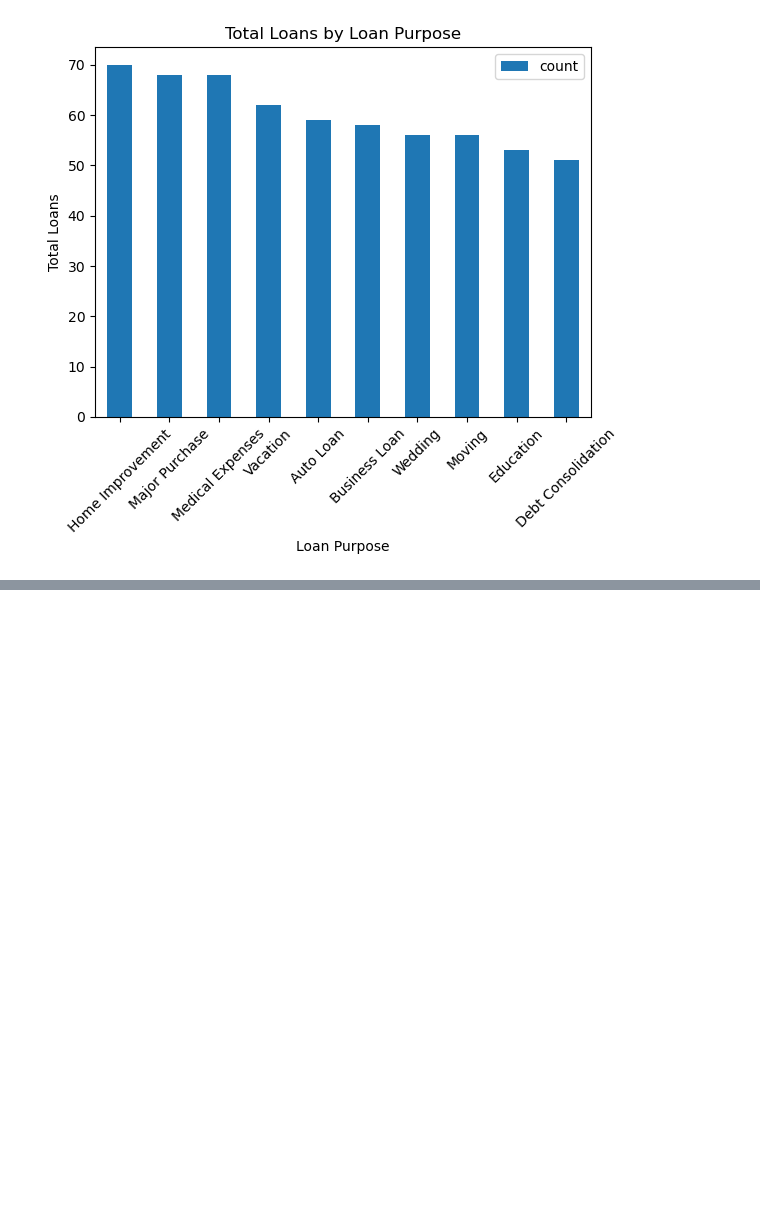
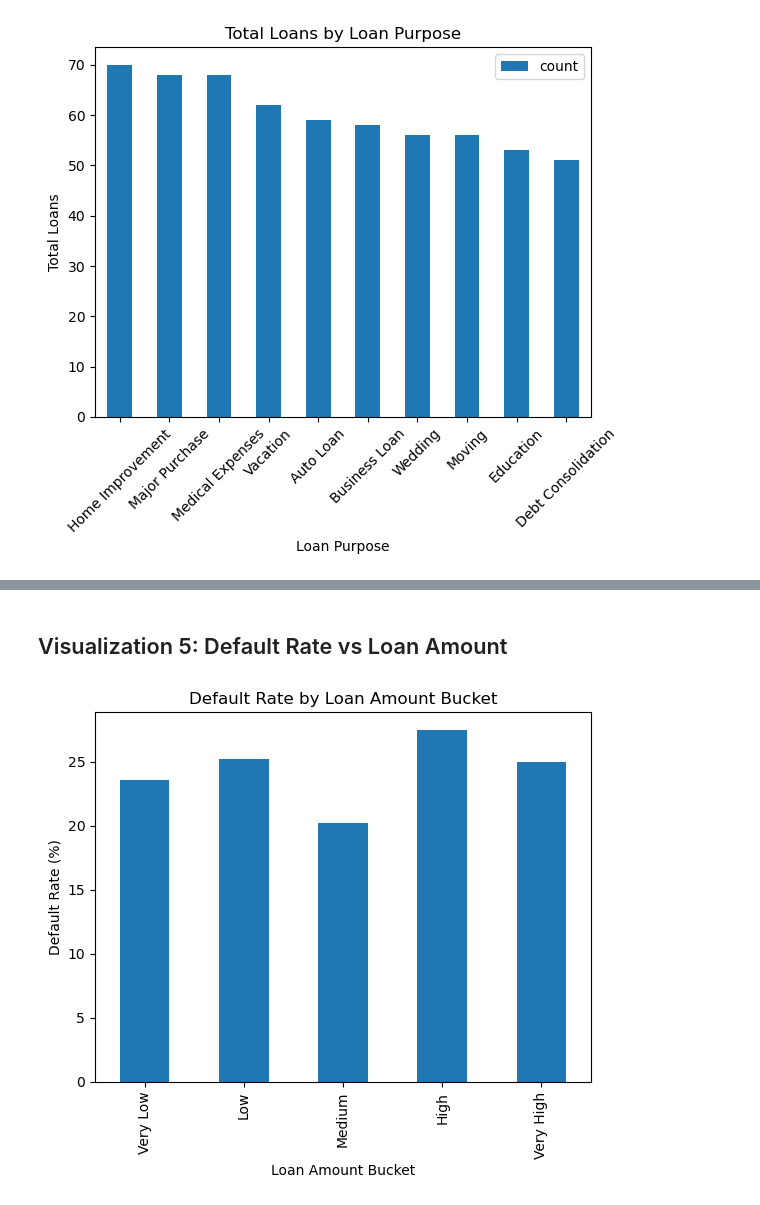
Before and after one commit to JamesSagali/Horizon-Financial-Group---Credit-Risk-Analysis, a Jupyter notebook: horizon_financial_group.ipynb, the cells around one changed output, grey strips where cells are left out. Cells and saved outputs as stored; diff of their text form; code cells hidden in the pictures; blank space fills up the shorter version.

```diff
--- a/horizon_financial_group.ipynb
+++ b/horizon_financial_group.ipynb
@@ -287,0 +346,42 @@ plt.show()
+# %% [markdown]
+## Visualization 5: Default Rate vs Loan Amount
+# %%
+# Creation of loan amount buckets to analyze the relationship between loan amount and default rates.
+df['loan_amount_bucket'] = pd.qcut(
+    df['loan_amount'],
+    q=5, #Using quantiles ensures roughly equal numbers of loans per bucket. In this case we are using 5 quantiles to create 5 buckets for loan amounts.
+    labels=[
+        'Very Low',
+        'Low',
+        'Medium',
+        'High',
+        'Very High'
+    ]
+)
+
+# Calculation of default rates
+
+loan_amount_analysis = (
+    df.groupby('loan_amount_bucket', observed=True)['defaulted']
+      .mean()
+      .mul(100)
+      .reset_index(name='default_rate')
+)
+
+# Charting the default rates by loan amount buckets
+
+loan_amount_analysis.plot(
+    x='loan_amount_bucket',
+    y='default_rate',
+    kind='bar',
+    legend=False
+
+)
+
+plt.title('Default Rate by Loan Amount Bucket')
+plt.ylabel('Default Rate (%)')
+plt.xlabel('Loan Amount Bucket')
+
+plt.show()
+# %% [output]
+[figure, added]
```
Also changed, not shown: parts of 20 cells of this notebook.
